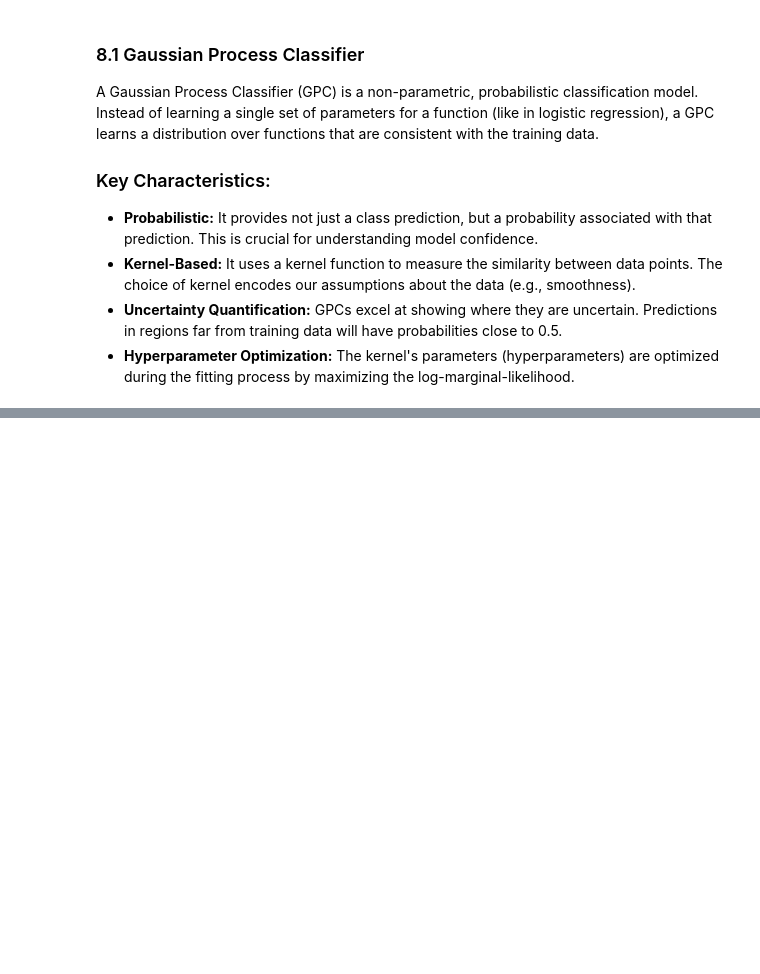
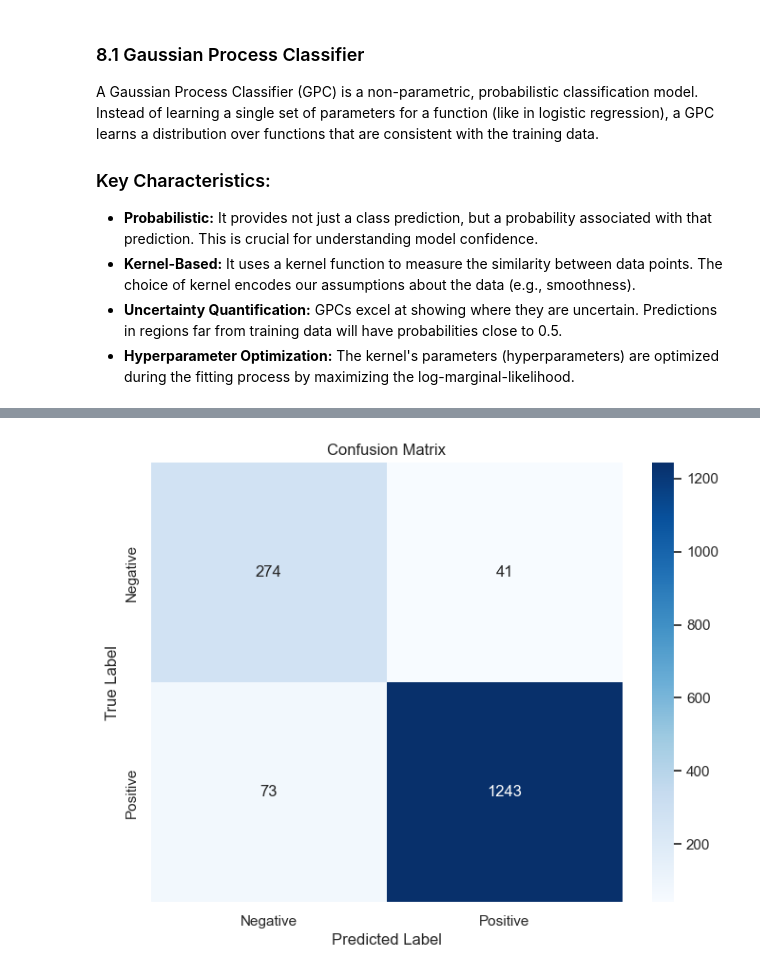
Before and after one commit to IzamAriff/BDA_PROJECT, a Jupyter notebook: main.ipynb, the cells around one changed output, grey strips where cells are left out. Saved outputs shown, nothing was run; the diff lists cells and outputs as text; code cells hidden in the pictures; blank space fills up the shorter version.

```diff
--- a/main.ipynb
+++ b/main.ipynb
@@ -761,7 +765,7 @@ plt.show()
 plt.figure(figsize=(10, 6))
 
 # Prepare comorbidity data
-comorbidities = ['Diabetes', 'Heart Disease', 'Asthma', 'Chronic Lung Disease']
+comorbidities = ['Diabetes', 'Heart Disease', 'Asthma', 'Chronic Lung Disease', 'Hyper Tension']
 comorbidity_risk = clean_df.groupby('COVID-19')[comorbidities].mean().T
 
 # Calculate risk ratio
@@ -991,0 +994,84 @@ KeyError: "['Sore_throat', 'Fatigue'] not in index"
+# %%
+# --- 4. Model Evaluation ---
+
+print("\n--- Model Evaluation ---")
+y_pred = gpc.predict(X_test)
+
+# Print metrics
+print(f"Accuracy: {accuracy_score(y_test, y_pred):.4f}")
+print("\nClassification Report:")
+print(classification_report(y_test, y_pred, target_names=['Negative', 'Positive']))
+
+# Visualize Confusion Matrix
+import seaborn as sns
+
+print("\nConfusion Matrix:")
+cm = confusion_matrix(y_test, y_pred)
+plt.figure(figsize=(8, 6))
+sns.heatmap(cm, annot=True, fmt='d', cmap='Blues', xticklabels=['Negative', 'Positive'], yticklabels=['Negative', 'Positive'])
+plt.xlabel('Predicted Label')
+plt.ylabel('True Label')
+plt.title('Confusion Matrix')
+plt.show()
+
+
+# --- 5. Visualize Decision Boundary (Enhanced) ---
+
+print("\n--- Visualizing Decision Boundary ---")
+print("Note: Visualizing a 3D decision boundary is complex.")
+print("We will visualize a 2D slice of the boundary by fixing one feature to its median value.")
+
+# Import for custom legend
+from matplotlib.lines import Line2D
+import pandas as pd
+
+# Select features to plot and the feature to fix
+feature_1_name = 'Symptom_Count'
+feature_2_name = 'Comorbidity_Count'
+fixed_feature_name = 'Exposure_Risk'
+
+# Fix the third feature to its median value from the training set
+fixed_feature_val = X_train[fixed_feature_name].median()
+print(f"Plotting '{feature_1_name}' vs '{feature_2_name}', with '{fixed_feature_name}' fixed at {fixed_feature_val:.2f}")
+
+# Create a finer mesh grid for a smoother plot
+x_min, x_max = X_train[feature_1_name].min() - 1, X_train[feature_1_name].max() + 1
+y_min, y_max = X_train[feature_2_name].min() - 1, X_train[feature_2_name].max() + 1
+xx, yy = np.meshgrid(np.arange(x_min, x_max, 0.1), # Reduced step for a smoother grid
+                     np.arange(y_min, y_max, 0.1))
+
+# Create a DataFrame with all grid points and the fixed feature value
+grid_df = pd.DataFrame({feature_1_name: xx.ravel(), feature_2_name: yy.ravel()})
+grid_df[fixed_feature_name] = fixed_feature_val
+
+# Ensure column order is the same as in the training data
+predict_input_df = grid_df[X_train.columns]
+
+# Predict the probabilities on the grid
+Z = gpc.predict_proba(predict_input_df)[:, 1]
+Z = Z.reshape(xx.shape)
+
+# --- Plotting ---
+plt.figure(figsize=(12, 9))
+
+# Plot the probability contour
+contour = plt.contourf(xx, yy, Z, cmap=plt.cm.RdBu_r, alpha=0.8)
+plt.colorbar(contour, label="Probability of COVID-19 Positive")
+
+# Create a custom, more descriptive legend
+legend_elements = [
+    # Create proxy artists for class colors
+    Line2D([0], [0], marker='s', color='w', label='Positive Class',
+           markerfacecolor=plt.cm.RdBu_r(0.99), markersize=15, linestyle='None'),
+    Line2D([0], [0], marker='s', color='w', label='Negative Class',
+           markerfacecolor=plt.cm.RdBu_r(0.01), markersize=15, linestyle='None')
+]
+plt.legend(handles=legend_elements, title="Legend", loc="upper right")
+
+plt.xlabel(feature_1_name)
+plt.ylabel(feature_2_name)
+plt.title(f'GPC Decision Boundary and Data Points\n({fixed_feature_name} fixed at {fixed_feature_val:.2f})')
+plt.xlim(xx.min(), xx.max())
+plt.ylim(yy.min(), yy.max())
+plt.show()
+# %% [output]
@@ -991,0 +1093 @@ KeyError: "['Sore_throat', 'Fatigue'] not in index"
+[figure, added]
```
Also changed, not shown: parts of 17 cells of this notebook.
